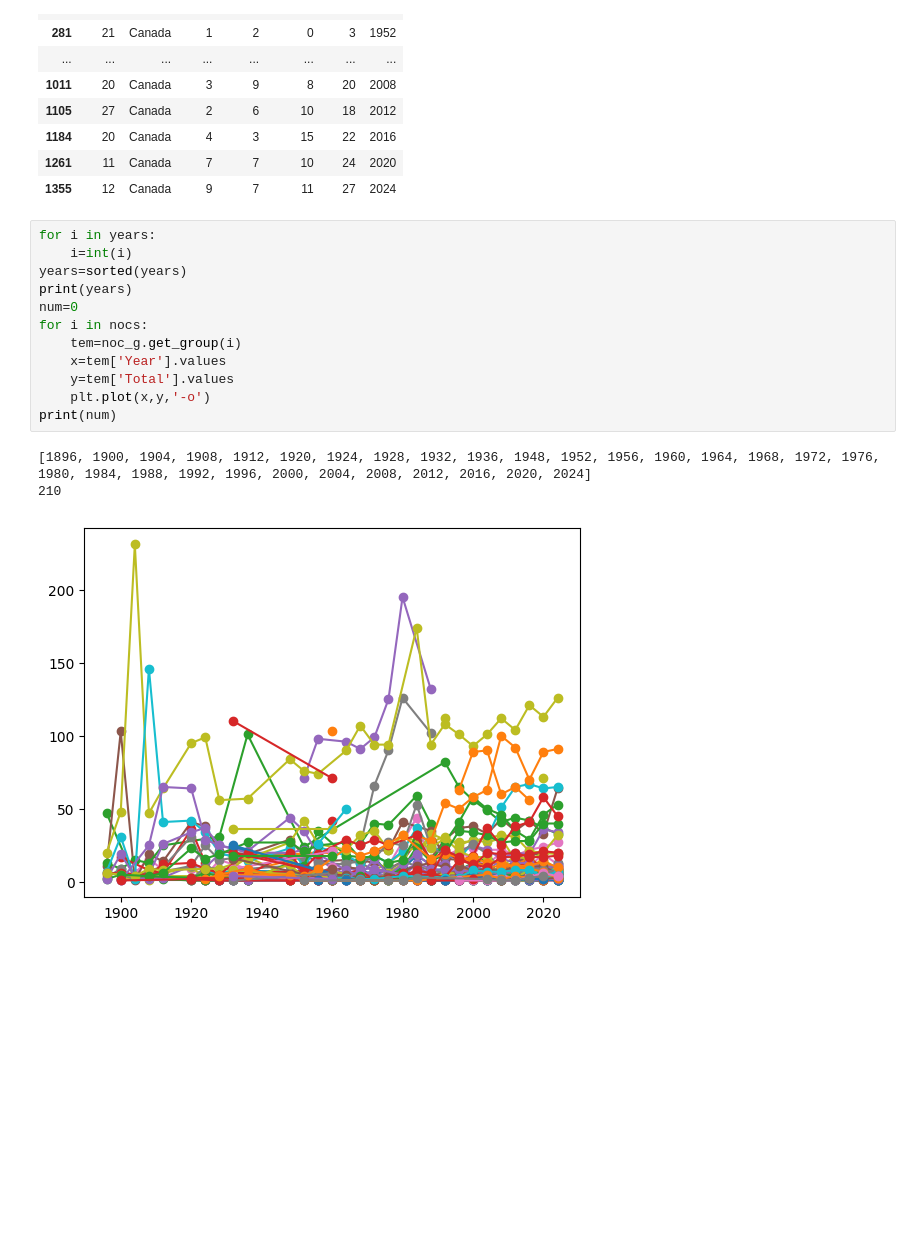
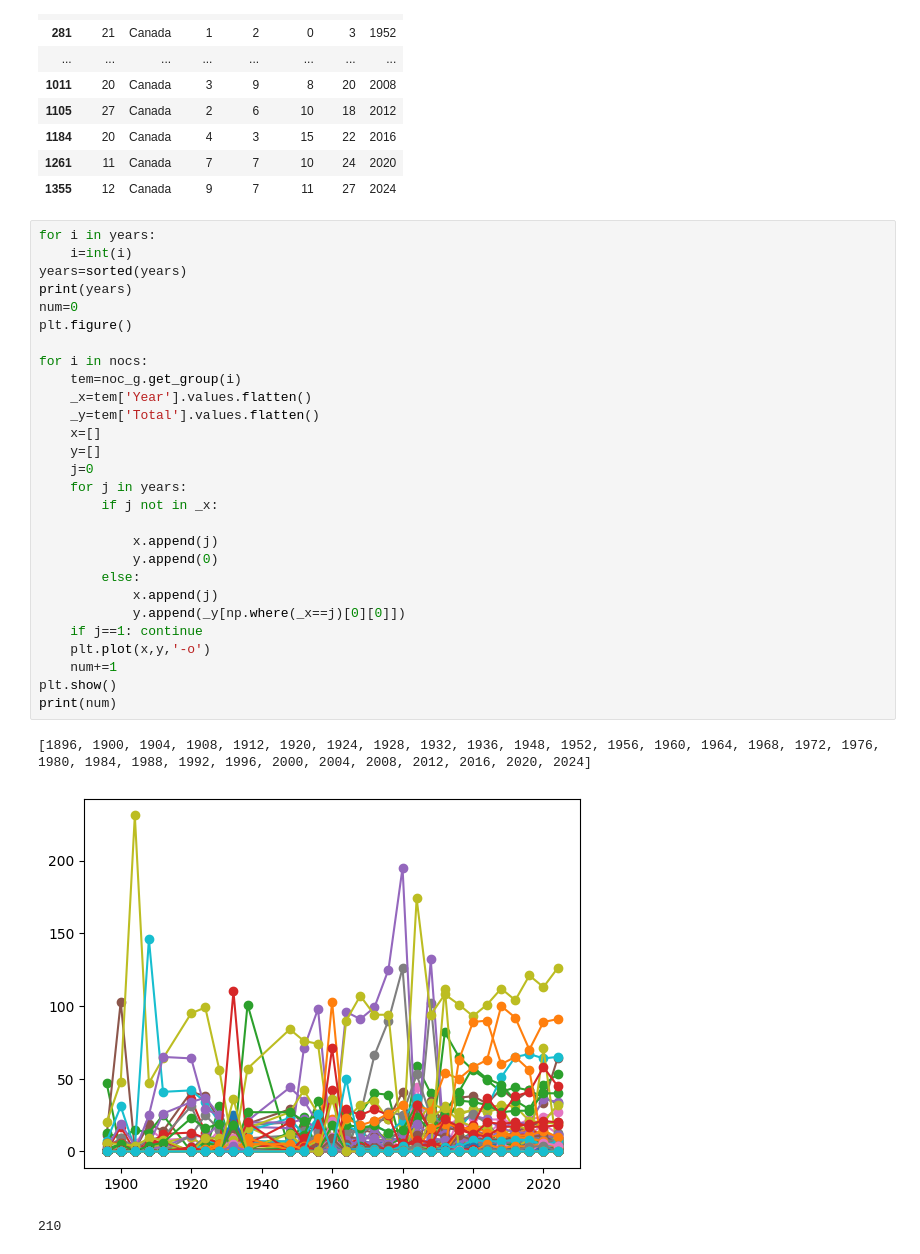
Before and after one commit to VicissitudeChat9619/MCM_Document, a Jupyter notebook: code/test.ipynb, the cells around one changed output. Cells and saved outputs as stored; diff of their text form; blank space fills up the shorter version.

```diff
--- a/code/test.ipynb
+++ b/code/test.ipynb
@@ -43,16 +43,32 @@ noc_g.get_group('Canada')
 # %%
 for i in years:
     i=int(i)
 years=sorted(years)
 print(years)
 num=0
+plt.figure()
+
 for i in nocs:
     tem=noc_g.get_group(i)
-    x=tem['Year'].values
-    y=tem['Total'].values
+    _x=tem['Year'].values.flatten()
+    _y=tem['Total'].values.flatten()
+    x=[]
+    y=[]
+    j=0
+    for j in years:
+        if j not in _x:
+
+            x.append(j)
+            y.append(0)
+        else:
+            x.append(j)
+            y.append(_y[np.where(_x==j)[0][0]])
+    if j==1: continue
     plt.plot(x,y,'-o')
+    num+=1
+plt.show()
 print(num)
 # %% [output]
 [1896, 1900, 1904, 1908, 1912, 1920, 1924, 1928, 1932, 1936, 1948, 1952, 1956, 1960, 1964, 1968, 1972, 1976, 1980, 1984, 1988, 1992, 1996, 2000, 2004, 2008, 2012, 2016, 2020, 2024]
-210
-[figure, old version]
+[figure, new version]
+210
```
Also changed, not shown: parts of 6 cells of this notebook.
